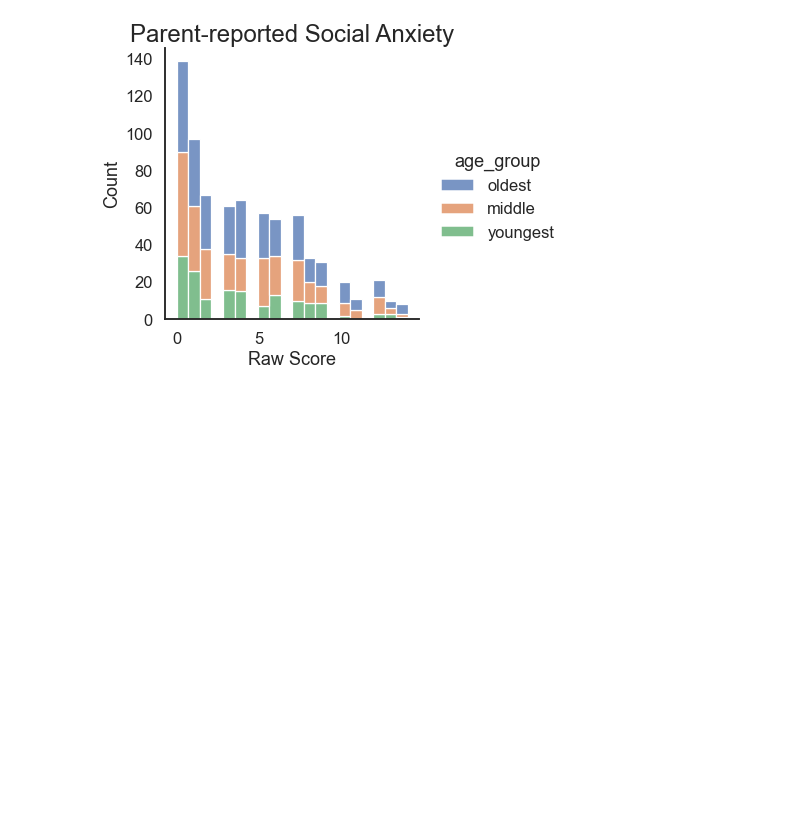
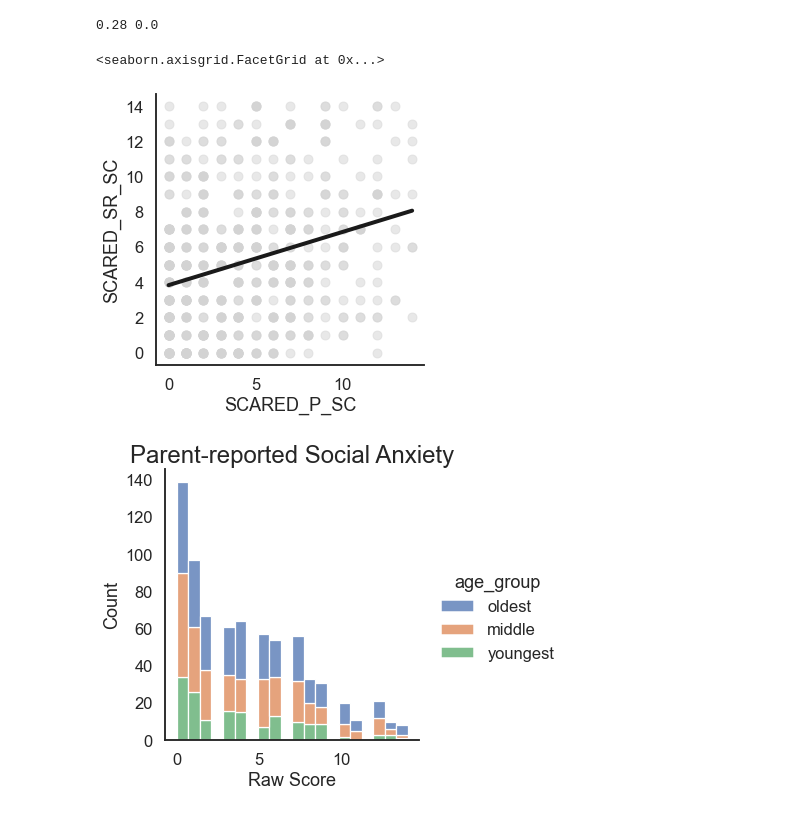
Before and after one commit to catcamacho/hbn_sxs, a Jupyter notebook: MakeFigures.ipynb, the cells around one changed output. Saved outputs shown, nothing was run; the diff lists cells and outputs as text; code cells hidden in the pictures; blank space fills up the shorter version.

```diff
--- a/MakeFigures.ipynb
+++ b/MakeFigures.ipynb
@@ -85,6 +85,18 @@ subinfo.loc[np.isfinite(subinfo['PPS_score']),'pub_group'] = 'middle'
 subinfo.loc[(subinfo['PPS_score']<=5),'pub_group'] = 'pre'
 subinfo.loc[(subinfo['PPS_score']>5) & (subinfo['PPS_score']<=10),'pub_group'] = 'early'
 subinfo.loc[(subinfo['PPS_score']>=15), 'pub_group'] = 'late'
+# %%
+data = subinfo.drop(['meanFD','movie'], axis=1)
+data = data.drop_duplicates()
+
+r, p = scp.spearmanr(data['SCARED_P_SC'], data['SCARED_SR_SC'], nan_policy='omit')
+print(round(r,2), round(p,3))
+sns.lmplot(x='SCARED_P_SC',y='SCARED_SR_SC', data=data, ci=None, line_kws={'lw':4, 'color':'k'},
+           scatter_kws={'alpha':0.5, 'color':'lightgray'})
+# %% [output]
+0.28 0.0
+<seaborn.axisgrid.FacetGrid at 0x...>
+[figure, added]
 # %%
 data = subinfo.drop(['meanFD','movie'], axis=1)
 data = data.drop_duplicates()
```
Also changed, not shown: 3 other files.
